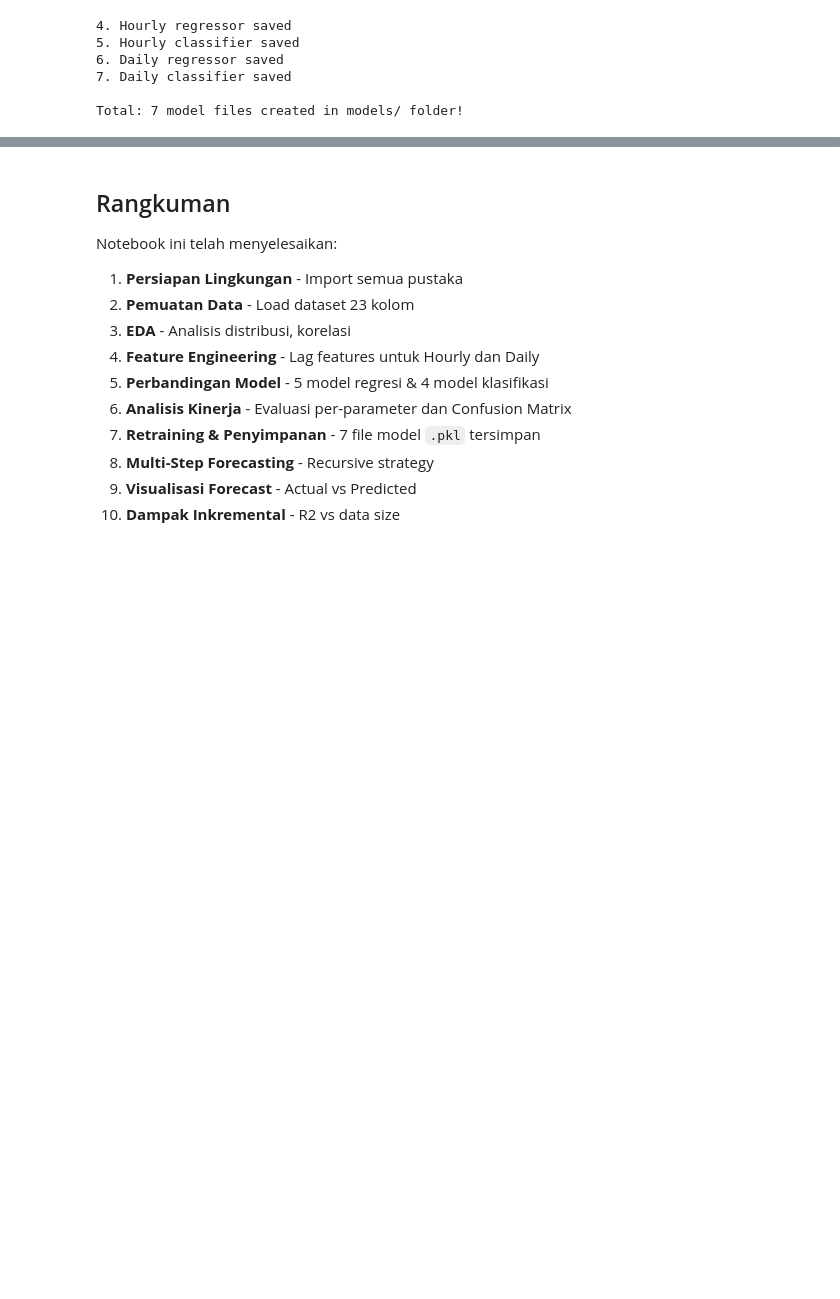
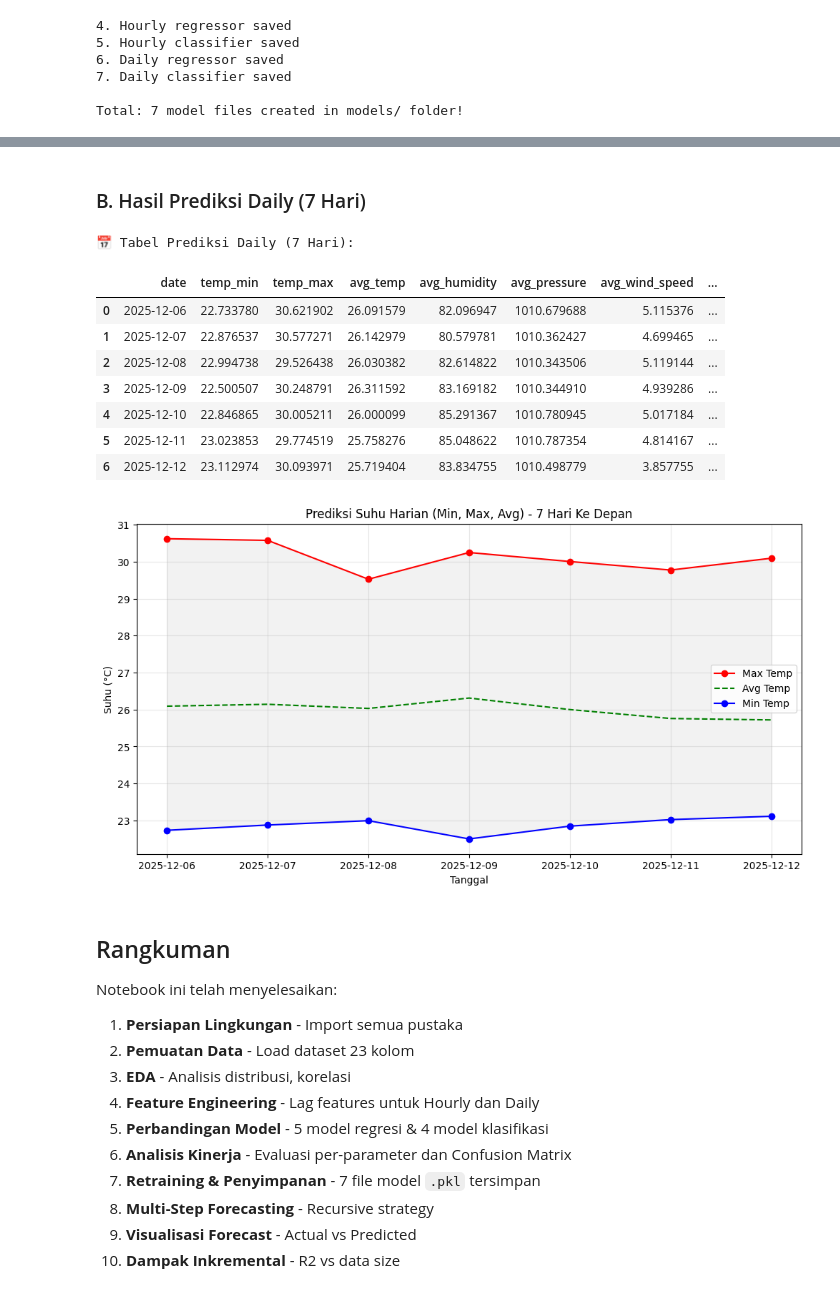
Before and after one commit to AzaniFatturFadhika/weather-iot, a Jupyter notebook: example_v2/model_training/model_weather_training.ipynb, the cells around one changed output, grey strips where cells are left out. Cells and saved outputs as stored; diff of their text form; code cells hidden in the pictures; blank space fills up the shorter version.

```diff
--- a/example_v2/model_training/model_weather_training.ipynb
+++ b/example_v2/model_training/model_weather_training.ipynb
@@ -1112,15 +1150,0 @@ Fungsi recursive_forecast_hourly() berhasil didefinisikan
-# %%
-# Contoh penggunaan recursive forecast
-last_row = hourly_test.iloc[-1:].copy()
-
-# Lakukan recursive forecast 72 jam ke depan
-forecast_df = recursive_forecast_hourly(
-    best_reg_model,
-    best_clf_model,
-    last_row,
-    hourly_feature_cols,
-    n_hours=72
-)
-
-print("Hasil Recursive Forecast (72 jam ke depan):")
-display(forecast_df.head(10))
@@ -1227,3 +1423,45 @@ Insight: Model performance increases from R2=0.8146 (10%) to R2=0.8917 (100%)
+# %% [markdown]
+### B. Hasil Prediksi Daily (7 Hari)
+# %%
+# 1. TABEL DATA DAILY
+# Rename kolom agar sesuai request user (avg_temp, dll)
+forecast_daily_display = forecast_daily.rename(columns={
+    'temp_mean': 'avg_temp',
+    'humidity_avg': 'avg_humidity',
+    'pressure_avg': 'avg_pressure',
+    'windspeed_avg': 'avg_wind_speed'
+})
+
+print("📅 Tabel Prediksi Daily (7 Hari):")
+display(forecast_daily_display[['date', 'temp_min', 'temp_max', 'avg_temp',
+                                'avg_humidity', 'avg_pressure', 'avg_wind_speed',
+                                'weather_code_dominant']])
+
+# 2. VISUALISASI DAILY (Suhu Min/Max/Avg)
+plt.figure(figsize=(12, 6))
+plt.plot(forecast_daily['date'], forecast_daily['temp_max'], 'r-o', label='Max Temp')
+plt.plot(forecast_daily['date'], forecast_daily['temp_mean'], 'g--', label='Avg Temp')
+plt.plot(forecast_daily['date'], forecast_daily['temp_min'], 'b-o', label='Min Temp')
+
+plt.fill_between(forecast_daily['date'], forecast_daily['temp_min'], forecast_daily['temp_max'], color='gray', alpha=0.1)
+
+plt.title('Prediksi Suhu Harian (Min, Max, Avg) - 7 Hari Ke Depan')
+plt.xlabel('Tanggal')
+plt.ylabel('Suhu (°C)')
+plt.legend()
+plt.grid(True, alpha=0.3)
+plt.show()
+# %% [output]
+📅 Tabel Prediksi Daily (7 Hari):
+|  | date | temp_min | temp_max | avg_temp | avg_humidity | avg_pressure | avg_wind_speed | ... |
+| 0 | 2025-12-06 | 22.733780 | 30.621902 | 26.091579 | 82.096947 | 1010.679688 | 5.115376 | ... |
+| 1 | 2025-12-07 | 22.876537 | 30.577271 | 26.142979 | 80.579781 | 1010.362427 | 4.699465 | ... |
+| 2 | 2025-12-08 | 22.994738 | 29.526438 | 26.030382 | 82.614822 | 1010.343506 | 5.119144 | ... |
+| 3 | 2025-12-09 | 22.500507 | 30.248791 | 26.311592 | 83.169182 | 1010.344910 | 4.939286 | ... |
+| 4 | 2025-12-10 | 22.846865 | 30.005211 | 26.000099 | 85.291367 | 1010.780945 | 5.017184 | ... |
+| 5 | 2025-12-11 | 23.023853 | 29.774519 | 25.758276 | 85.048622 | 1010.787354 | 4.814167 | ... |
+| 6 | 2025-12-12 | 23.112974 | 30.093971 | 25.719404 | 83.834755 | 1010.498779 | 3.857755 | ... |
+[figure, added]
 # %% [markdown]
 ## Rangkuman
 
```
Also changed, not shown: parts of 24 cells of this notebook.
